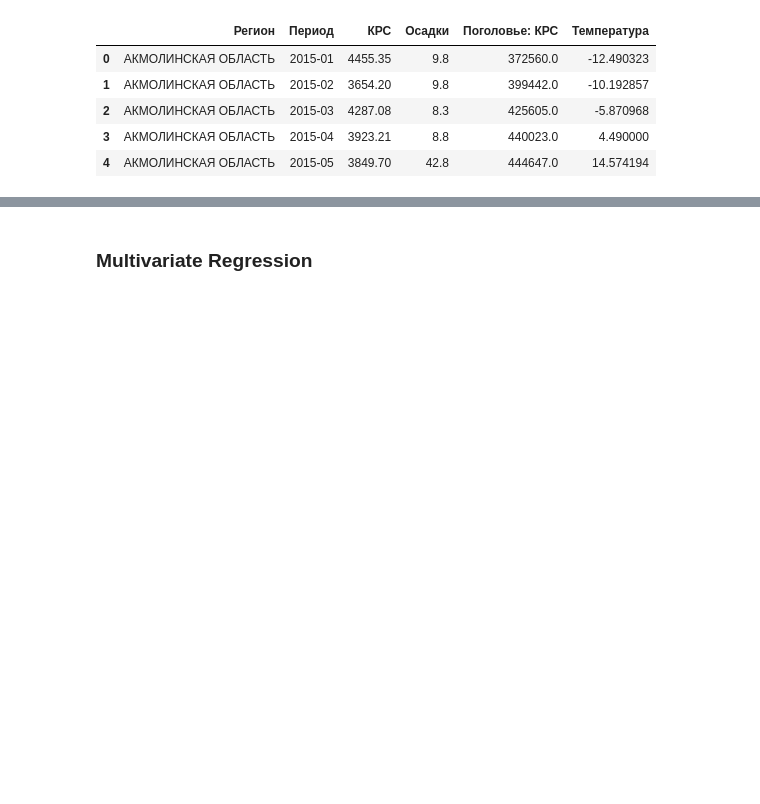
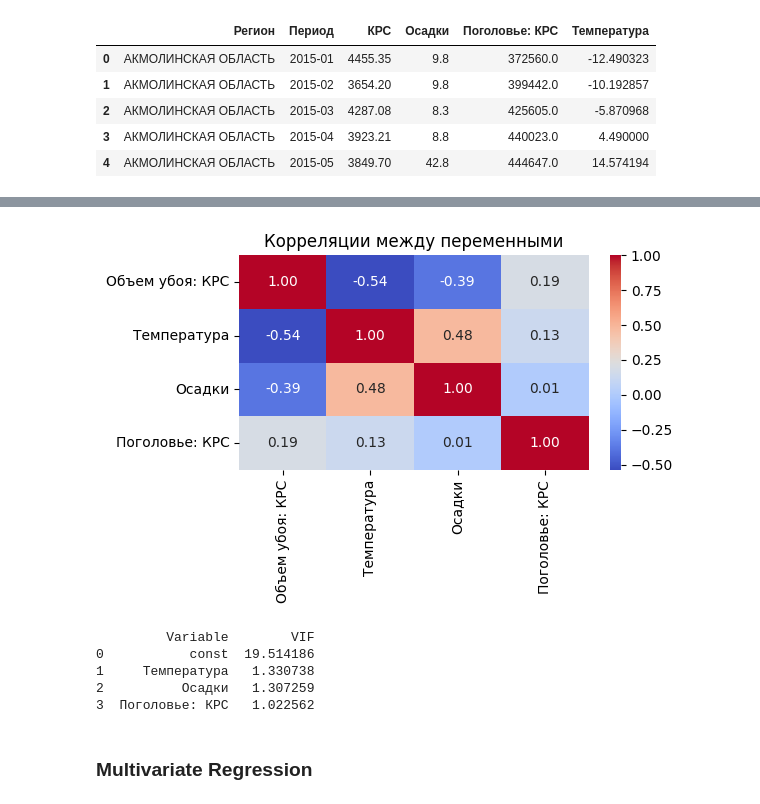
Before and after one commit to Madi147/ICC, a Jupyter notebook: Models/КРС/КРС_Akmola.ipynb, the cells around one changed output, grey strips where cells are left out. Cells and saved outputs as stored; diff of their text form; code cells hidden in the pictures; blank space fills up the shorter version.

```diff
--- a/Models/КРС/КРС_Akmola.ipynb
+++ b/Models/КРС/КРС_Akmola.ipynb
@@ -67,3 +111,30 @@ dtype: int64
+# %%
+df_corr = df_akmola[["Объем убоя: КРС", "Температура", "Осадки", "Поголовье: КРС"]].dropna()
+
+# 1. Correlation matrix
+corr_matrix = df_corr.corr()
+
+# 2. Plot heatmap
+plt.figure(figsize=(6, 4))
+sns.heatmap(corr_matrix, annot=True, cmap="coolwarm", fmt=".2f")
+plt.title("Корреляции между переменными")
+plt.tight_layout()
+plt.show()
+# %% [output]
+[figure, added]
+# %%
+X_vif = add_constant(df_corr[["Температура", "Осадки", "Поголовье: КРС"]])
+vif_data = pd.DataFrame({
+    "Variable": X_vif.columns,
+    "VIF": [variance_inflation_factor(X_vif.values, i) for i in range(X_vif.shape[1])]
+})
+print(vif_data)
+# %% [output]
+         Variable        VIF
+0           const  19.514186
+1     Температура   1.330738
+2          Осадки   1.307259
+3  Поголовье: КРС   1.022562
 # %% [markdown]
 ### Multivariate Regression
 # %% [markdown]
```
Also changed, not shown: parts of 7 cells of this notebook, 1 other file.
